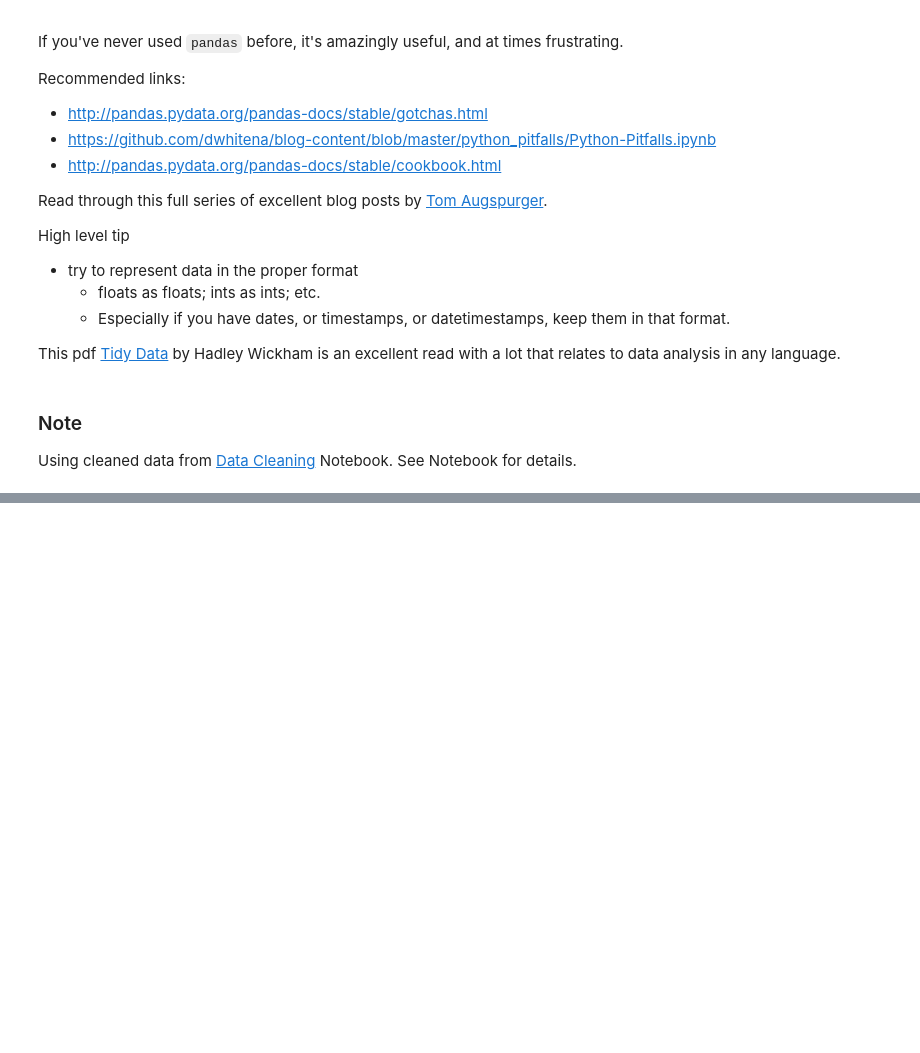
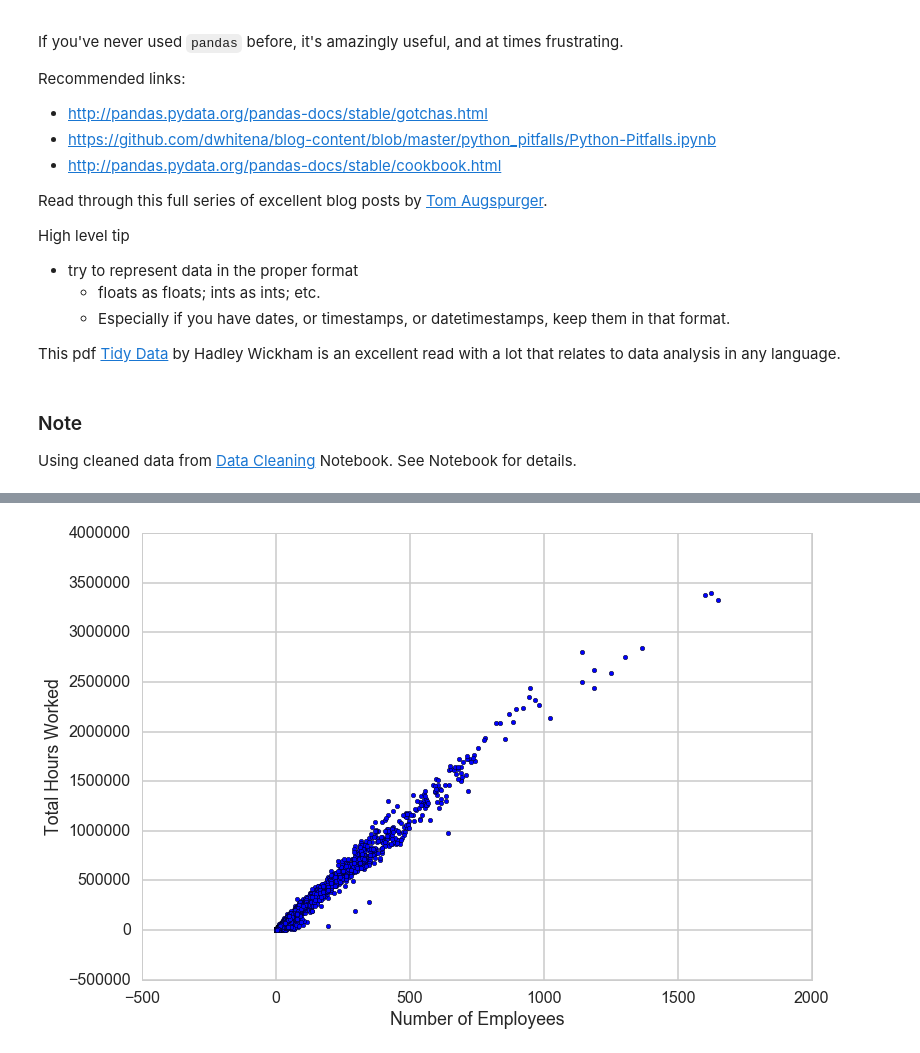
Before and after one commit to jbwhit/jupyter-tips-and-tricks, a Jupyter notebook: deliver/03-Pandas-and-Plotting.ipynb, the cells around one changed output, grey strips where cells are left out. Cells and saved outputs as stored; diff of their text form; code cells hidden in the pictures; blank space fills up the shorter version.

```diff
--- a/deliver/03-Pandas-and-Plotting.ipynb
+++ b/deliver/03-Pandas-and-Plotting.ipynb
@@ -26,8 +26,8 @@ import matplotlib.pyplot as plt
 # %%
 import seaborn as sns
 sns.set_context('poster')
-# sns.set_style('whitegrid')
-sns.set_style('darkgrid')
+sns.set_style('whitegrid')
+# sns.set_style('darkgrid')
 plt.rcParams['figure.figsize'] = 12, 8  # plotsize
 # %%
 import numpy as np
@@ -45,8 +52,10 @@ df.head()
 # %%
-plt.scatter(df.Average_Employees,
+plt.scatter(df['Average_Employees'],
             df.Labor_Hours)
 plt.xlabel("Number of Employees")
 plt.ylabel("Total Hours Worked");
+# %% [output]
+[figure, added]
 # %%
 colors = sns.color_palette(n_colors=5)
 # %%
```
Also changed, not shown: parts of 10 cells of this notebook, 7 other files.
